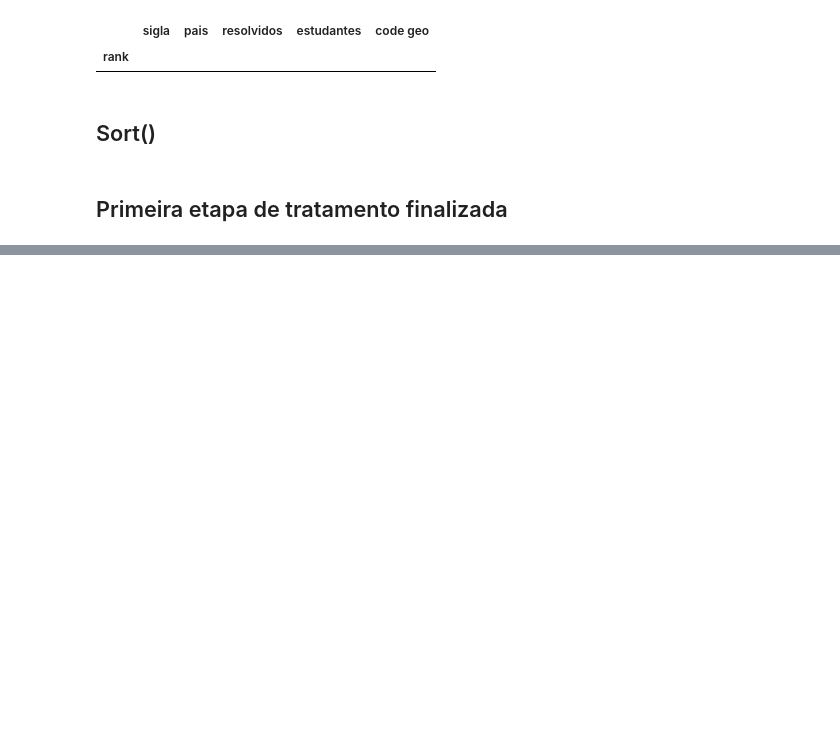
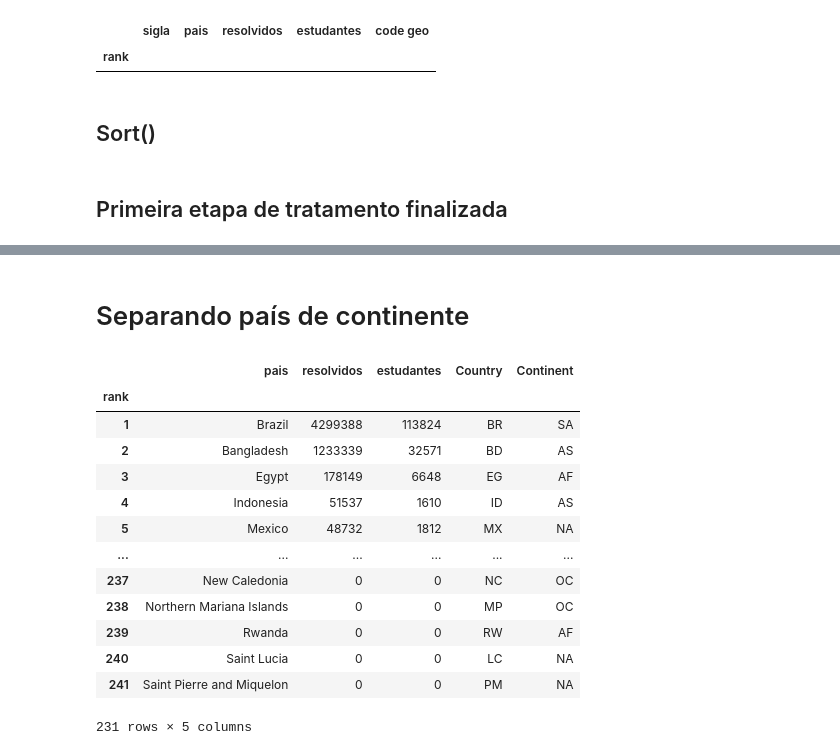
Before and after one commit to drbuche/Scrapy_uri, a Jupyter notebook: jupyter/limpar_paises.ipynb, the cells around one changed output, grey strips where cells are left out. Saved outputs shown, nothing was run; the diff lists cells and outputs as text; code cells hidden in the pictures; blank space fills up the shorter version.

```diff
--- a/jupyter/limpar_paises.ipynb
+++ b/jupyter/limpar_paises.ipynb
@@ -318,6 +312,8 @@ data_paises_gcode.loc[data_paises_gcode['code geo'].duplicated() == True]
 # %% [output]
 |  | sigla | pais | resolvidos | estudantes | code geo |
 | rank |  |  |  |  |  |
+# %%
+data_paises_gcode['pais'][51] = 'United States Virgin Islands'
 # %% [markdown]
 ## Sort()
 # %%
@@ -346,0 +353,2 @@ pois as siglas coletadas no site podem conter erro.**
+# %% [markdown]
+# Separando país de continente
@@ -346,0 +361,17 @@ pois as siglas coletadas no site podem conter erro.**
+# %%
+data_paises_gcode
+# %% [output]
+|  | pais | resolvidos | estudantes | Country | Continent |
+| rank |  |  |  |  |  |
+| 1 | Brazil | 4299388 | 113824 | BR | SA |
+| 2 | Bangladesh | 1233339 | 32571 | BD | AS |
+| 3 | Egypt | 178149 | 6648 | EG | AF |
+| 4 | Indonesia | 51537 | 1610 | ID | AS |
+| 5 | Mexico | 48732 | 1812 | MX | NA |
+| ... | ... | ... | ... | ... | ... |
+| 237 | New Caledonia | 0 | 0 | NC | OC |
+| 238 | Northern Mariana Islands | 0 | 0 | MP | OC |
+| 239 | Rwanda | 0 | 0 | RW | AF |
+| 240 | Saint Lucia | 0 | 0 | LC | NA |
+| 241 | Saint Pierre and Miquelon | 0 | 0 | PM | NA |
+231 rows × 5 columns
```
Also changed, not shown: parts of 30 cells of this notebook.
